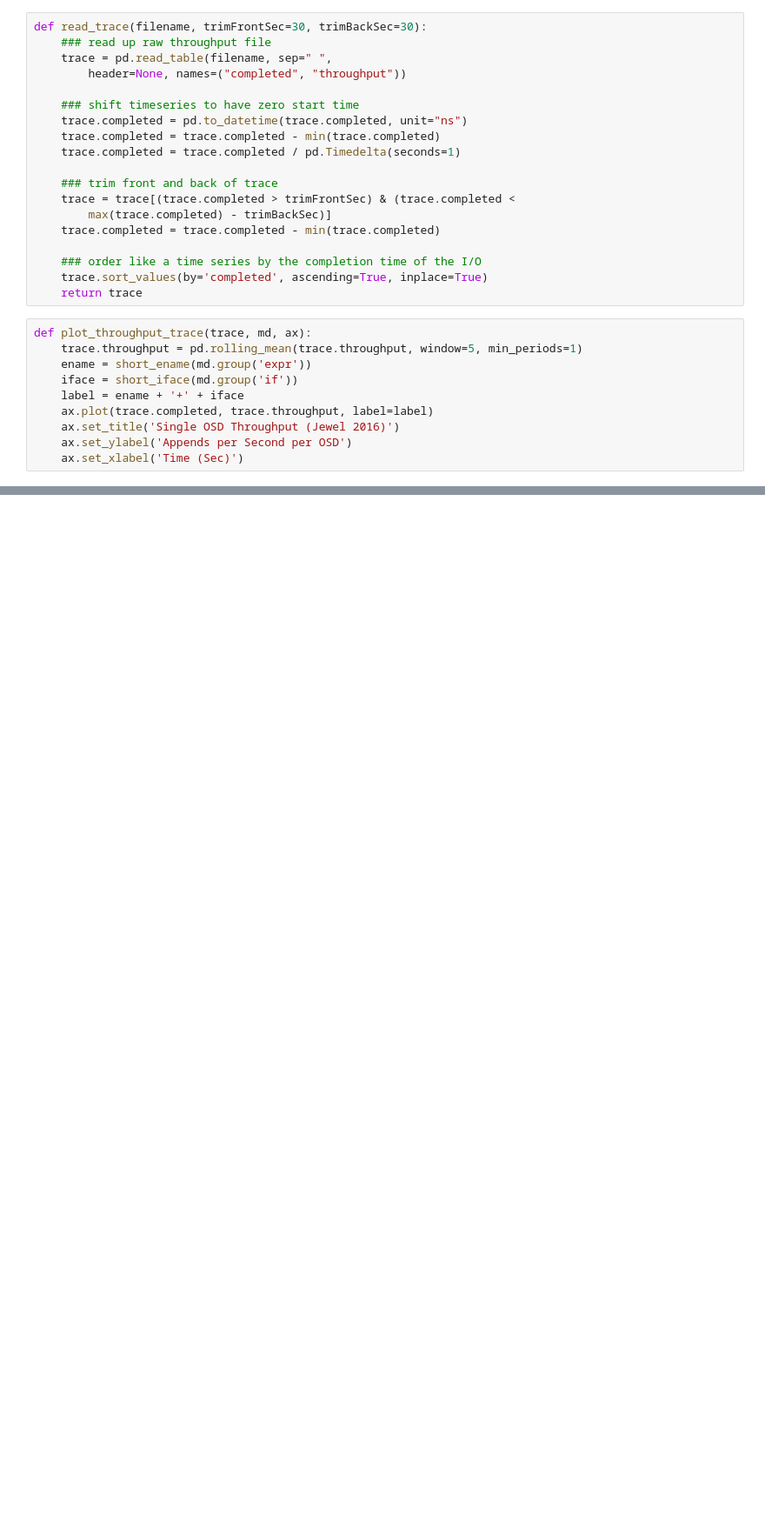
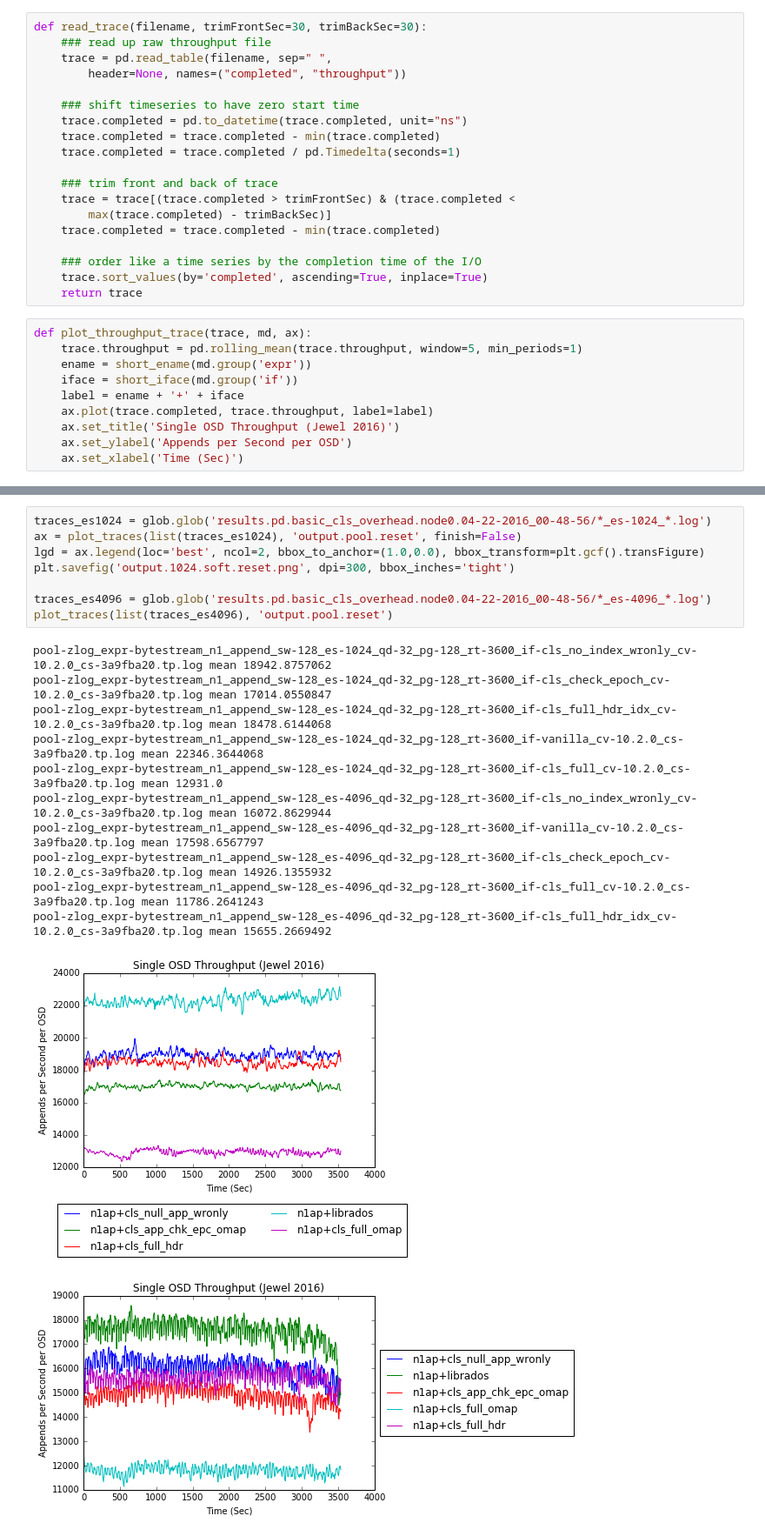
Before and after one commit to michaelsevilla/zlog-popper, a Jupyter notebook: experiments/basic-cls-overhead/visualize.ipynb, the cells around one changed output, grey strips where cells are left out. Shown at 87% size. Saved outputs shown, nothing was run; the diff lists cells and outputs as text; blank space fills up the shorter version.

Commit message:
add basic cls overhead graphs
Signed-off-by: Noah Watkins <noahwatkins@gmail.com>

```diff
--- a/experiments/basic-cls-overhead/visualize.ipynb
+++ b/experiments/basic-cls-overhead/visualize.ipynb
@@ -87 +94,22 @@ plot_traces(list(traces), 'output.pool.reset')
 [figure]
+# %%
+traces_es1024 = glob.glob('results.pd.basic_cls_overhead.node0.04-22-2016_00-48-56/*_es-1024_*.log')
+ax = plot_traces(list(traces_es1024), 'output.pool.reset', finish=False)
+lgd = ax.legend(loc='best', ncol=2, bbox_to_anchor=(1.0,0.0), bbox_transform=plt.gcf().transFigure)
+plt.savefig('output.1024.soft.reset.png', dpi=300, bbox_inches='tight')
+
+traces_es4096 = glob.glob('results.pd.basic_cls_overhead.node0.04-22-2016_00-48-56/*_es-4096_*.log')
+plot_traces(list(traces_es4096), 'output.pool.reset')
+# %% [output]
+pool-zlog_expr-bytestream_n1_append_sw-128_es-1024_qd-32_pg-128_rt-3600_if-cls_no_index_wronly_cv-10.2.0_cs-3a9fba20.tp.log mean 18942.8757062
+pool-zlog_expr-bytestream_n1_append_sw-128_es-1024_qd-32_pg-128_rt-3600_if-cls_check_epoch_cv-10.2.0_cs-3a9fba20.tp.log mean 17014.0550847
+pool-zlog_expr-bytestream_n1_append_sw-128_es-1024_qd-32_pg-128_rt-3600_if-cls_full_hdr_idx_cv-10.2.0_cs-3a9fba20.tp.log mean 18478.6144068
+pool-zlog_expr-bytestream_n1_append_sw-128_es-1024_qd-32_pg-128_rt-3600_if-vanilla_cv-10.2.0_cs-3a9fba20.tp.log mean 22346.3644068
+pool-zlog_expr-bytestream_n1_append_sw-128_es-1024_qd-32_pg-128_rt-3600_if-cls_full_cv-10.2.0_cs-3a9fba20.tp.log mean 12931.0
+pool-zlog_expr-bytestream_n1_append_sw-128_es-4096_qd-32_pg-128_rt-3600_if-cls_no_index_wronly_cv-10.2.0_cs-3a9fba20.tp.log mean 16072.8629944
+pool-zlog_expr-bytestream_n1_append_sw-128_es-4096_qd-32_pg-128_rt-3600_if-vanilla_cv-10.2.0_cs-3a9fba20.tp.log mean 17598.6567797
+pool-zlog_expr-bytestream_n1_append_sw-128_es-4096_qd-32_pg-128_rt-3600_if-cls_check_epoch_cv-10.2.0_cs-3a9fba20.tp.log mean 14926.1355932
+pool-zlog_expr-bytestream_n1_append_sw-128_es-4096_qd-32_pg-128_rt-3600_if-cls_full_cv-10.2.0_cs-3a9fba20.tp.log mean 11786.2641243
+pool-zlog_expr-bytestream_n1_append_sw-128_es-4096_qd-32_pg-128_rt-3600_if-cls_full_hdr_idx_cv-10.2.0_cs-3a9fba20.tp.log mean 15655.2669492
+[figure, added]
+[figure, added]
```
Also changed, not shown: parts of 4 cells of this notebook, 3 other files.
